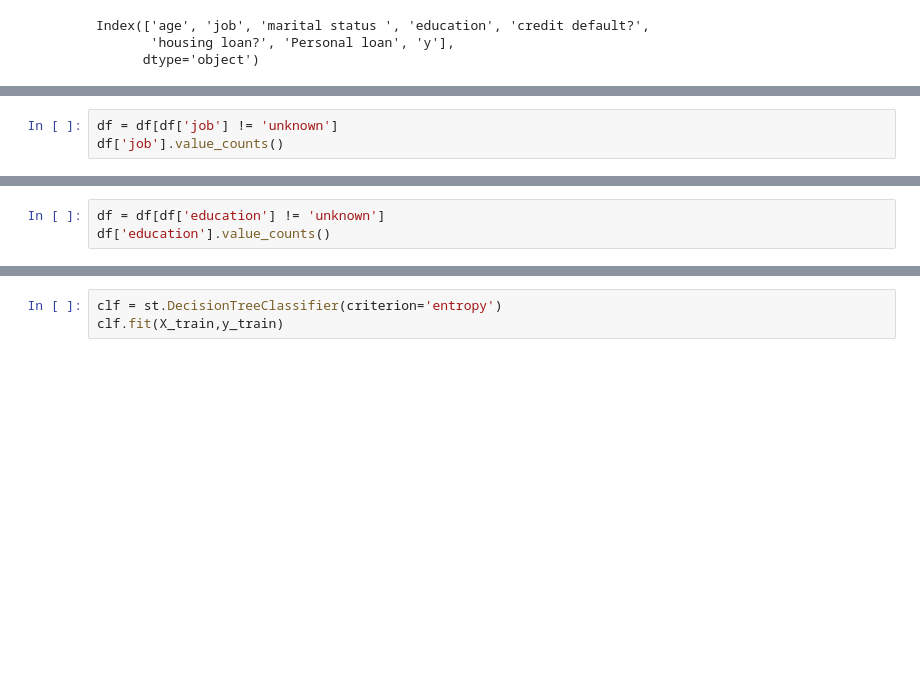
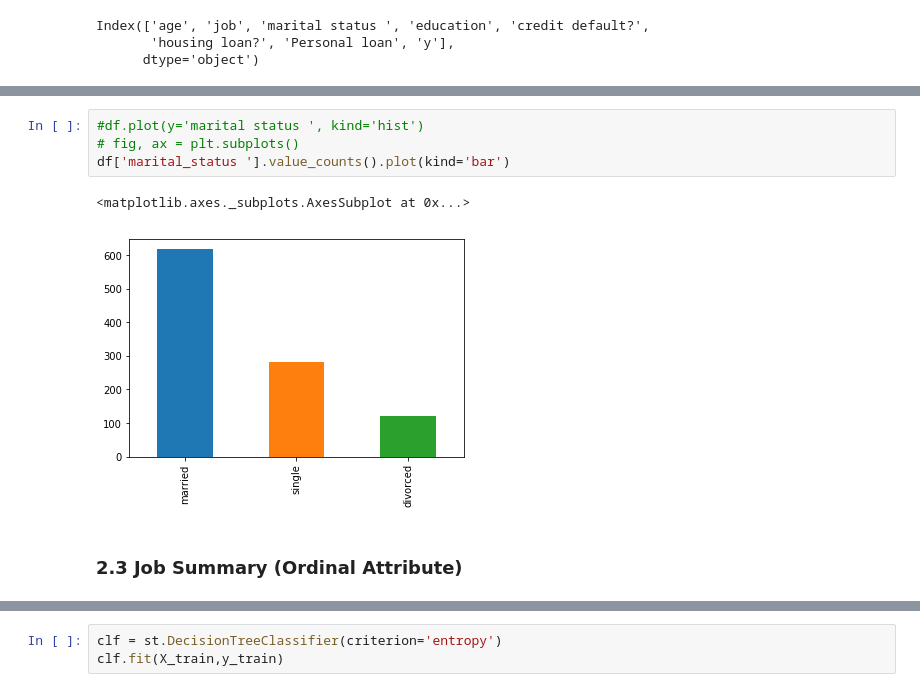
Before and after one commit to pankajanand26/bits_dm, a Jupyter notebook: Assignment1/Assignment_Pankaj.ipynb, the cells around one changed output, grey strips where cells are left out. Drawn from its saved outputs; the diff is of its cells as text; blank space fills up the shorter version.

```diff
--- a/Assignment1/Assignment_Pankaj.ipynb
+++ b/Assignment1/Assignment_Pankaj.ipynb
@@ -81,3 +27,0 @@ df['job'].value_counts().plot(ax=ax, kind='bar')
-# %%
-df = df[df['job'] != 'unknown']
-df['job'].value_counts()
@@ -114,3 +27,0 @@ df['education'].value_counts().plot(ax=ax, kind='bar')
-# %%
-df = df[df['education'] != 'unknown']
-df['education'].value_counts()
@@ -318,0 +125,9 @@ X_train
+# %%
+#df.plot(y='marital status ', kind='hist')
+# fig, ax = plt.subplots()
+df['marital_status '].value_counts().plot(kind='bar')
+# %% [output]
+<matplotlib.axes._subplots.AxesSubplot at 0x...>
+[figure, added]
+# %% [markdown]
+### 2.3 Job Summary (Ordinal Attribute)
```
Also changed, not shown: parts of 105 cells of this notebook.
